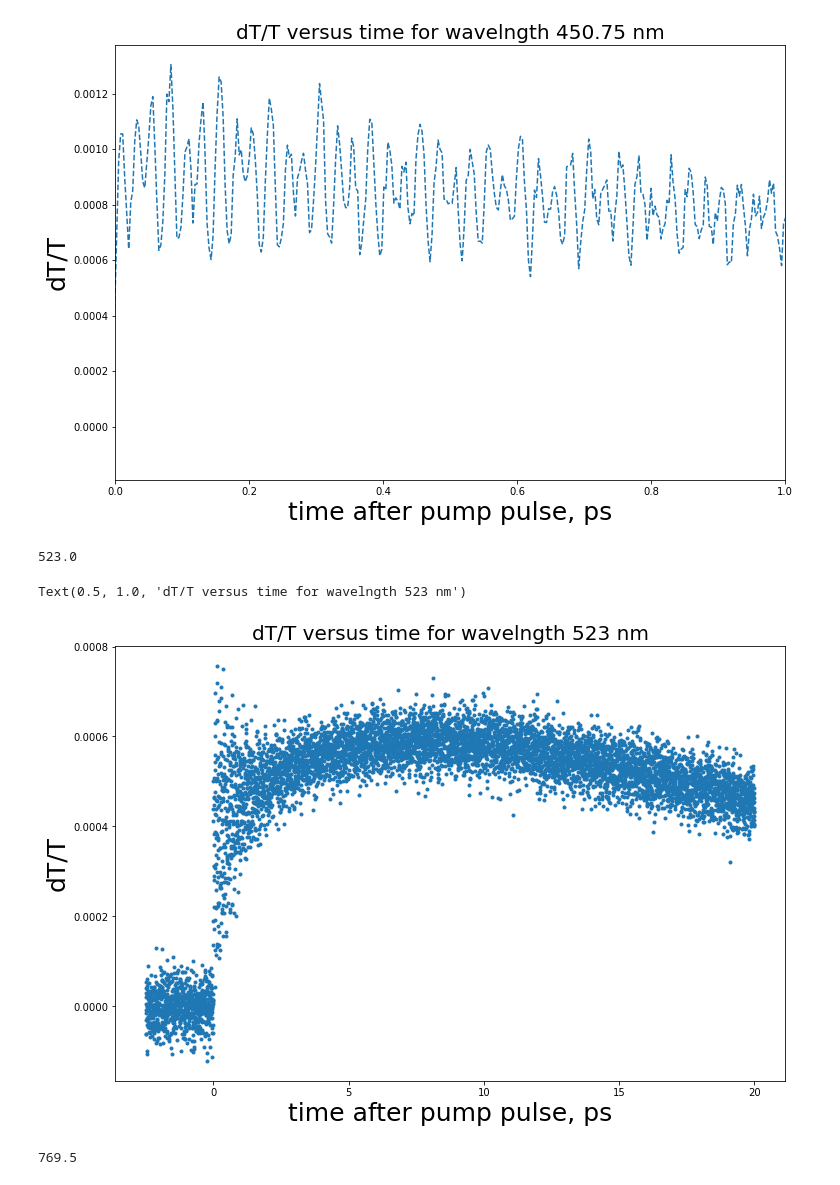
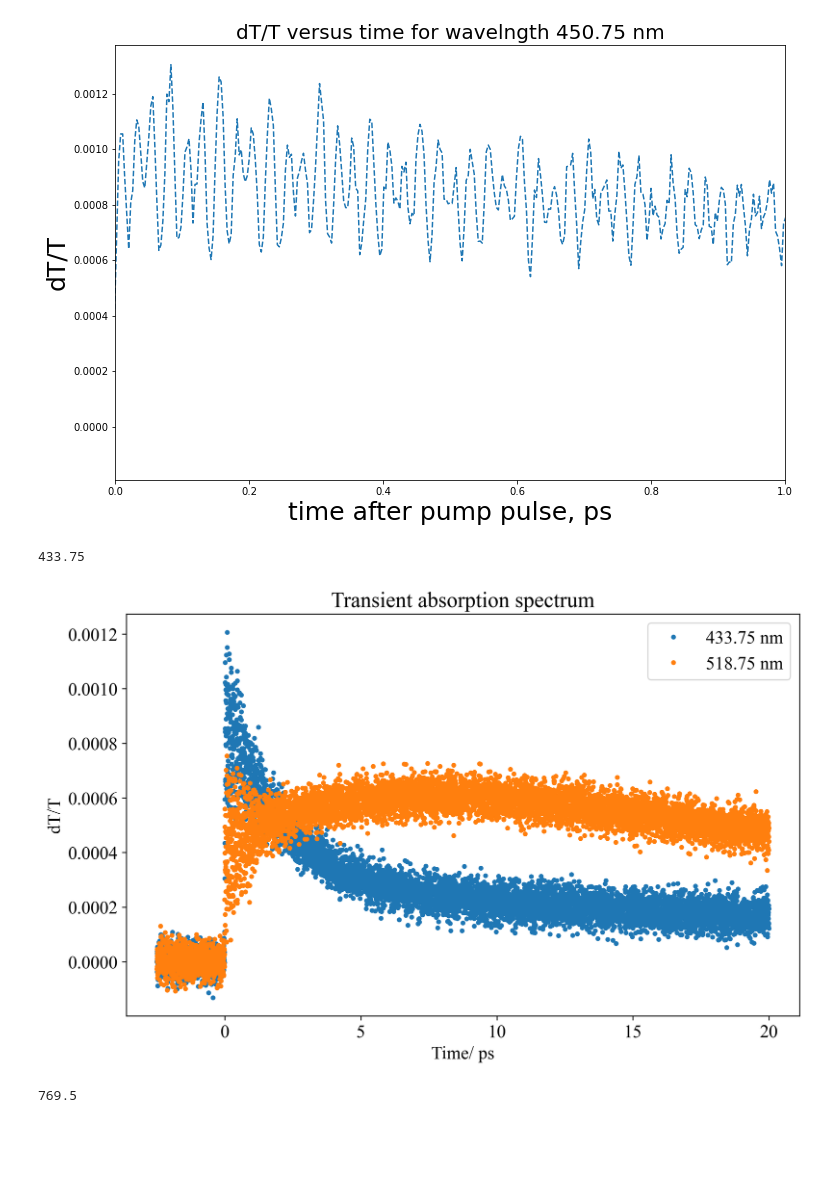
Before and after one commit to notmuchgeek/y3_Time-depQM_cw, a Jupyter notebook: cw/TDQMS_02_Ray_02.ipynb, the cells around one changed output. Cells and saved outputs as stored; diff of their text form; code cells hidden in the pictures; blank space fills up the shorter version.

```diff
--- a/cw/TDQMS_02_Ray_02.ipynb
+++ b/cw/TDQMS_02_Ray_02.ipynb
@@ -378,20 +402,32 @@ xlim(0,1)
 (0.0, 1.0)
 [figure]
 # %%
-wavelength[36]
+wavelength[15]
 # %% [output]
-523.0
+433.75
-# %%
-#wavelength[19]
-plot(column,array(all_row)[:,36], linestyle ='', marker = '.')
-#wavelength = 540 nm
-xlabel('time after pump pulse, ps', fontsize = 25)
-ylabel('dT/T', fontsize = 25)
-#colorbar.label('dT/T')
-title('dT/T versus time for wavelngth 523 nm', fontsize = 20)
-# %% [output]
-Text(0.5, 1.0, 'dT/T versus time for wavelngth 523 nm')
-[figure, removed]
+# %%
+plt.rcParams["font.family"] = "Times New Roman"
+plt.rcParams["figure.dpi"] = 300
+plt.figure(figsize=(10, 6))
+plt.rcParams.update({'font.size': 15})
+
+
+#wavelength[19]
+plot(column,array(all_row)[:,15],label='433.75 nm',marker='.',linestyle='')
+
+plot(column,array(all_row)[:,35],label='518.75 nm',marker='.',linestyle='')
+
+
+# Add styles for the graph
+title('Transient absorption spectrum')
+
+xlabel('Time/ ps')
+ylabel('dT/T')
+
+legend()
+plt.show()
+# %% [output]
+[figure, added]
 # %%
 wavelength[94]
 # %% [output]
```
Also changed, not shown: parts of 13 cells of this notebook, 4 other files.
